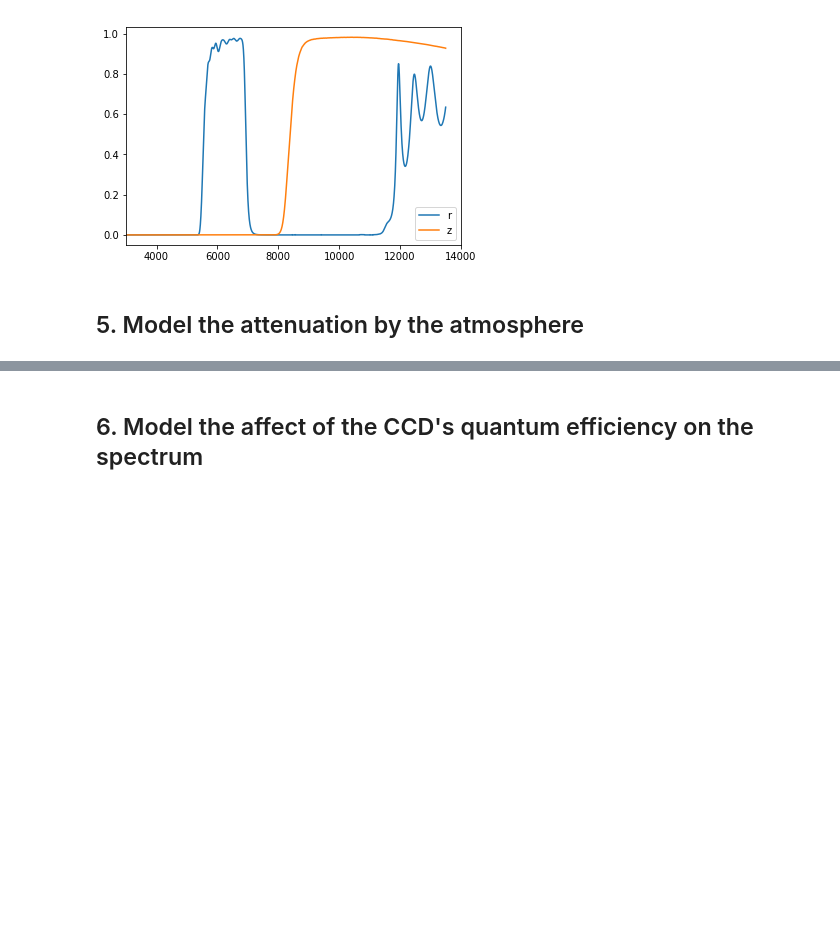
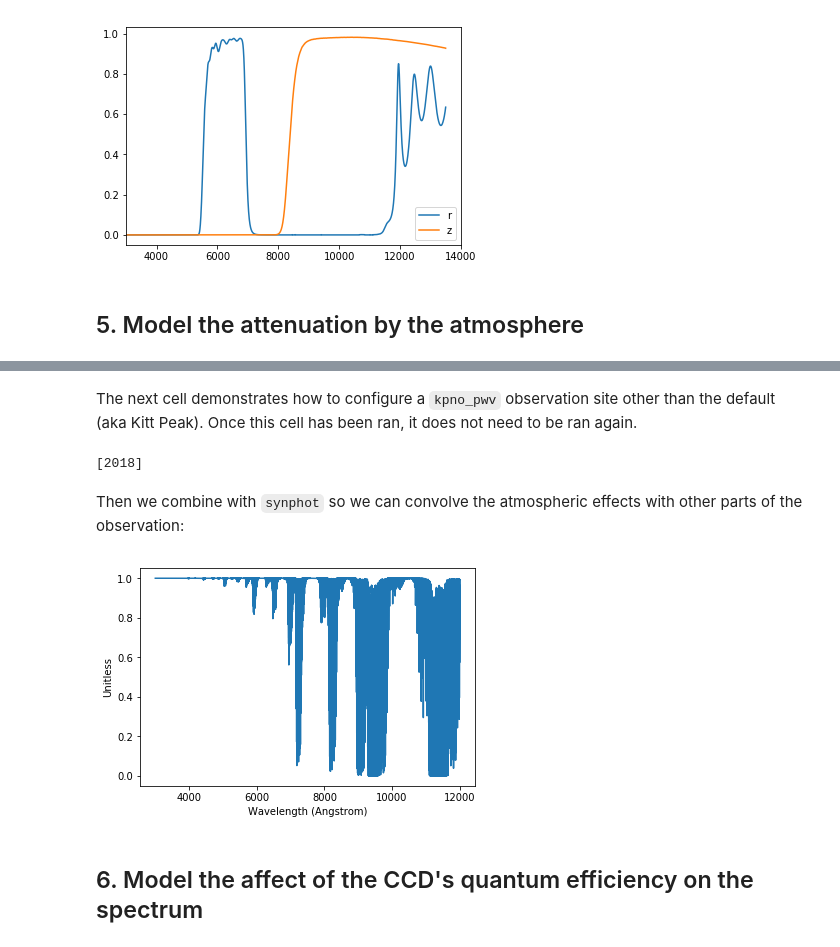
Before and after one commit to tcjansen/GSoC, a Jupyter notebook: observing_examples.ipynb, the cells around one changed output, grey strips where cells are left out. Saved outputs shown, nothing was run; the diff lists cells and outputs as text; code cells hidden in the pictures; blank space fills up the shorter version.

```diff
--- a/observing_examples.ipynb
+++ b/observing_examples.ipynb
@@ -145,3 +163,39 @@ atmosphere.plot(left=3000, right=14000)
+# %% [markdown]
+The next cell demonstrates how to configure a `kpno_pwv` observation site other than the default (aka Kitt Peak). Once this cell has been ran, it does not need to be ran again.
+# %%
+from pwv_kpno.package_settings import ConfigBuilder, settings
+from pwv_kpno import pwv_atm
+from datetime import datetime
+import pytz
+
+# configure the new observation site
+new_config = ConfigBuilder(
+                           site_name = "apache_point",
+                           primary_rec="P027",  # the suominet receiver nearest APO
+                           sup_rec = []
+                          )
+# new_config.save_to_ecsv('./apache_point.ecsv')
+# settings.import_site_config('./apache_point.ecsv')
+
+# change site from KPNO to APO
+settings.set_site('apache_point')
+
+# download data from SuomiNet from year observation was taken
+pwv_atm.update_models(years=[2018])
+# %% [output]
+[2018]
+# %% [markdown]
+Then we combine with `synphot` so we can convolve the atmospheric effects with other parts of the observation:
+# %%
+obsv_date = datetime(year=2018, month=5, day=15)  # set the date of observation, let's say mid-May
+transmission = pwv_atm.trans_for_date(date=obsv_date, airmass=1.5)  # get the transmission function
+
+atmosphere = SpectralElement(Empirical1D,
+                             points=transmission['wavelength'],
+                             lookup_table=transmission['transmission'])
+atmosphere.plot()
+# %% [output]
+[figure, added]
 # %% [markdown]
 <a id="qe"></a>
 ## 6. Model the affect of the CCD's quantum efficiency on the spectrum
```
Also changed, not shown: parts of 9 cells of this notebook, 1 other file.
